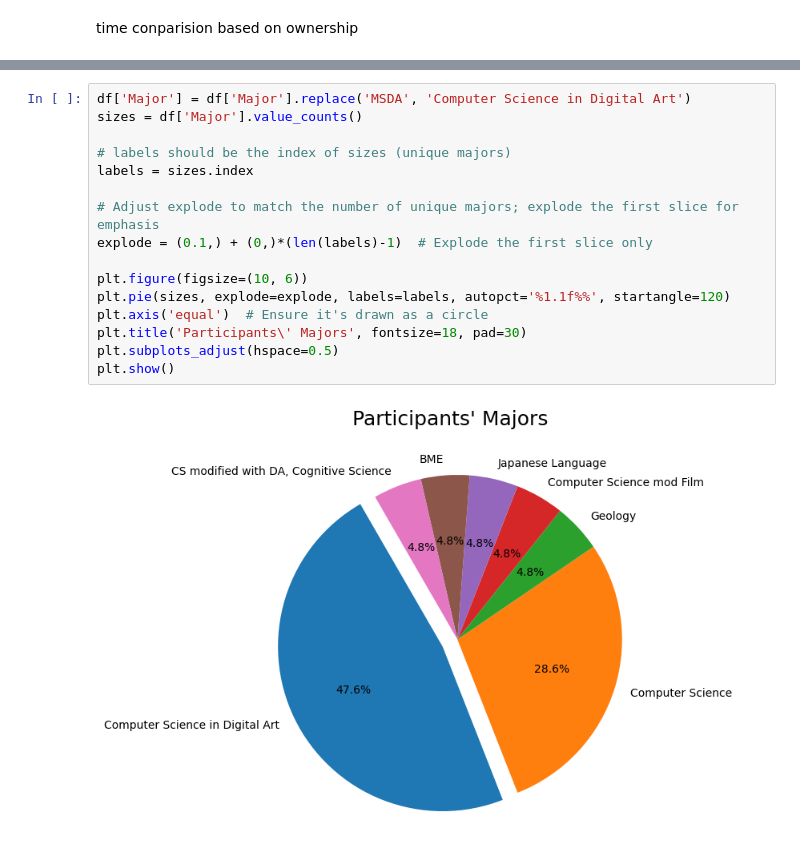
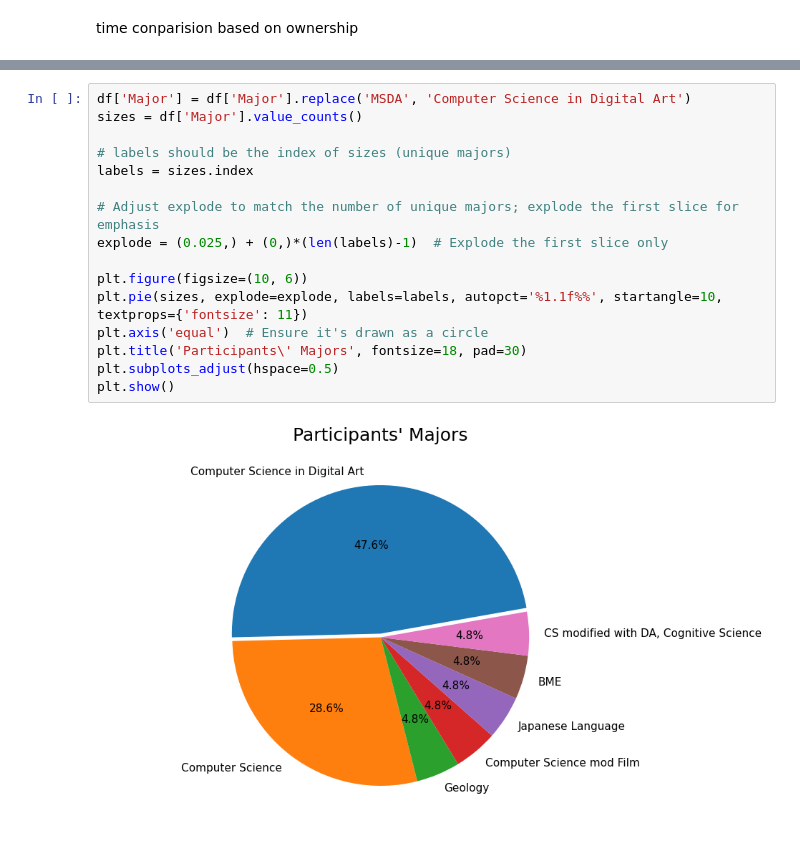
Before and after one commit to iamkaikai/LACE, a Jupyter notebook: analysis/Encoder analysis/plot.ipynb, the cells around one changed output, grey strips where cells are left out. Drawn from its saved outputs; the diff is of its cells as text.

```diff
--- a/analysis/Encoder analysis/plot.ipynb
+++ b/analysis/Encoder analysis/plot.ipynb
@@ -802,18 +820,18 @@ plt.show()
 # %%
 df['Major'] = df['Major'].replace('MSDA', 'Computer Science in Digital Art')
 sizes = df['Major'].value_counts()
 
 # labels should be the index of sizes (unique majors)
 labels = sizes.index
 
 # Adjust explode to match the number of unique majors; explode the first slice for emphasis
-explode = (0.1,) + (0,)*(len(labels)-1)  # Explode the first slice only
+explode = (0.025,) + (0,)*(len(labels)-1)  # Explode the first slice only
 
 plt.figure(figsize=(10, 6))
-plt.pie(sizes, explode=explode, labels=labels, autopct='%1.1f%%', startangle=120)
+plt.pie(sizes, explode=explode, labels=labels, autopct='%1.1f%%', startangle=10, textprops={'fontsize': 11})
 plt.axis('equal')  # Ensure it's drawn as a circle
 plt.title('Participants\' Majors', fontsize=18, pad=30)
 plt.subplots_adjust(hspace=0.5)
 plt.show()
 # %% [output]
-[figure, old version]
+[figure, new version]
```
Also changed, not shown: parts of 14 cells of this notebook, 9 other files.
